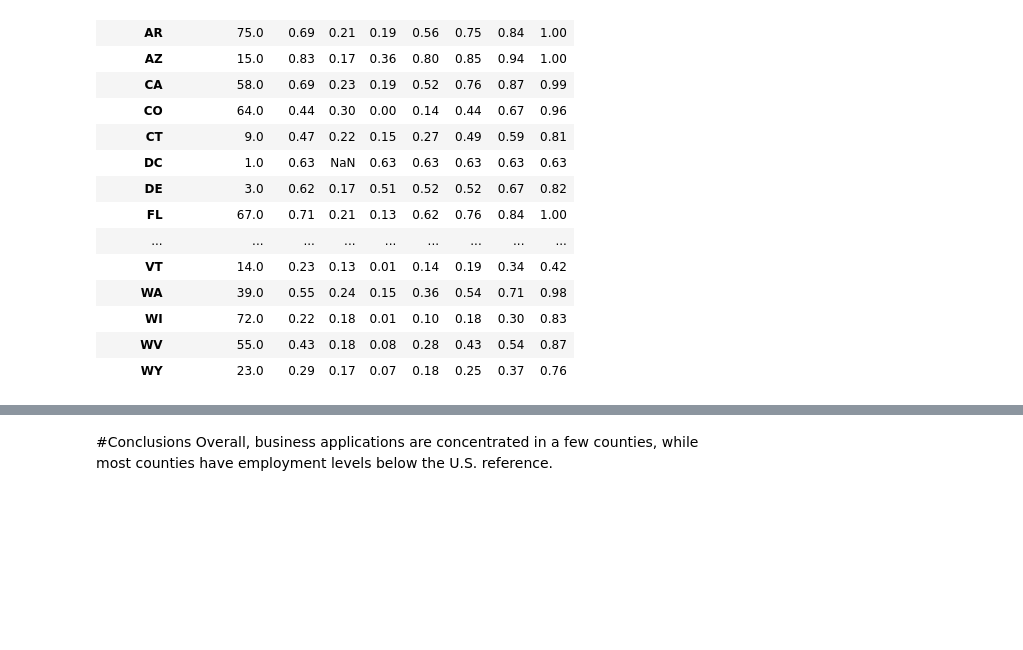
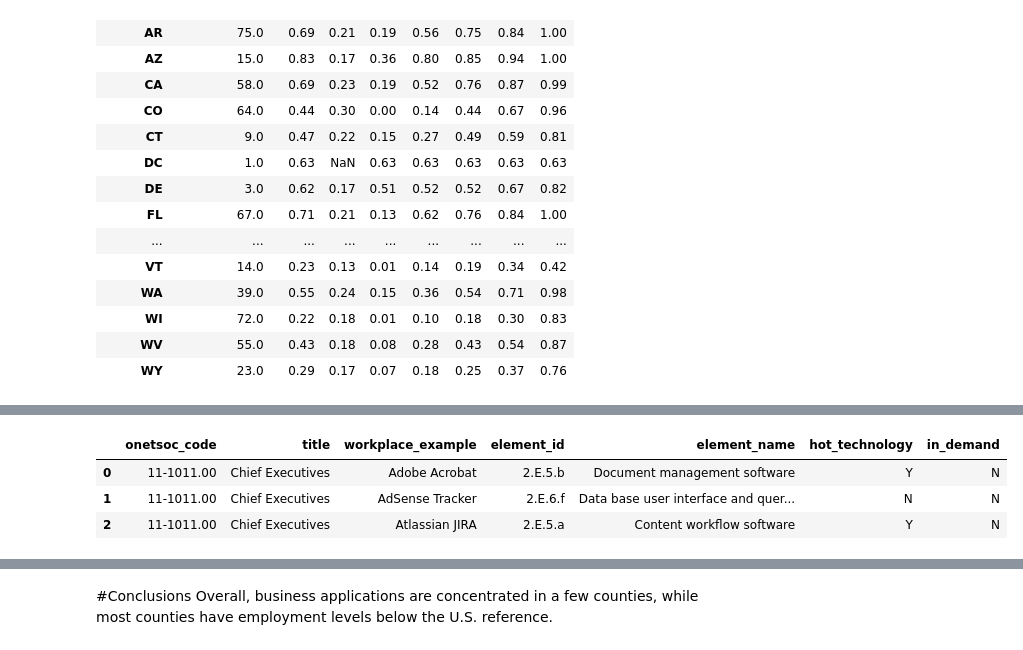
Before and after one commit to shirleyrutgers/DataManPy, a Jupyter notebook: ps1dataman.ipynb, the cells around one changed output, grey strips where cells are left out. Saved outputs shown, nothing was run; the diff lists cells and outputs as text; code cells hidden in the pictures; blank space fills up the shorter version.

```diff
--- a/ps1dataman.ipynb
+++ b/ps1dataman.ipynb
@@ -951,0 +967,15 @@ pd.read_html(r.text,match='Density',flavor=None)[0].head(3)
+# %%
+#import pandas as pd
+import requests
+
+url = "https://www.onetcenter.org/dl_files/database/db_31_0_json/software_skills.json"
+
+r = requests.get(url)
+tech_skills = pd.DataFrame(r.json()["row"])
+
+tech_skills.head(3)
+# %% [output]
+|  | onetsoc_code | title | workplace_example | element_id | element_name | hot_technology | in_demand |
+| 0 | 11-1011.00 | Chief Executives | Adobe Acrobat | 2.E.5.b | Document management software | Y | N |
+| 1 | 11-1011.00 | Chief Executives | AdSense Tracker | 2.E.6.f | Data base user interface and quer... | N | N |
+| 2 | 11-1011.00 | Chief Executives | Atlassian JIRA | 2.E.5.a | Content workflow software | Y | N |
```
Also changed, not shown: parts of 7 cells of this notebook.
